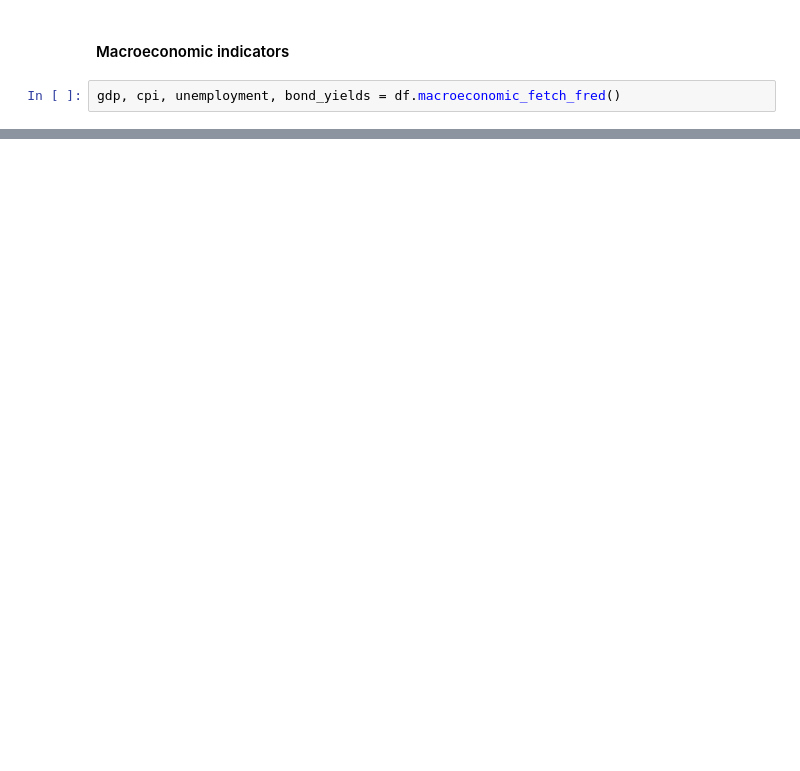
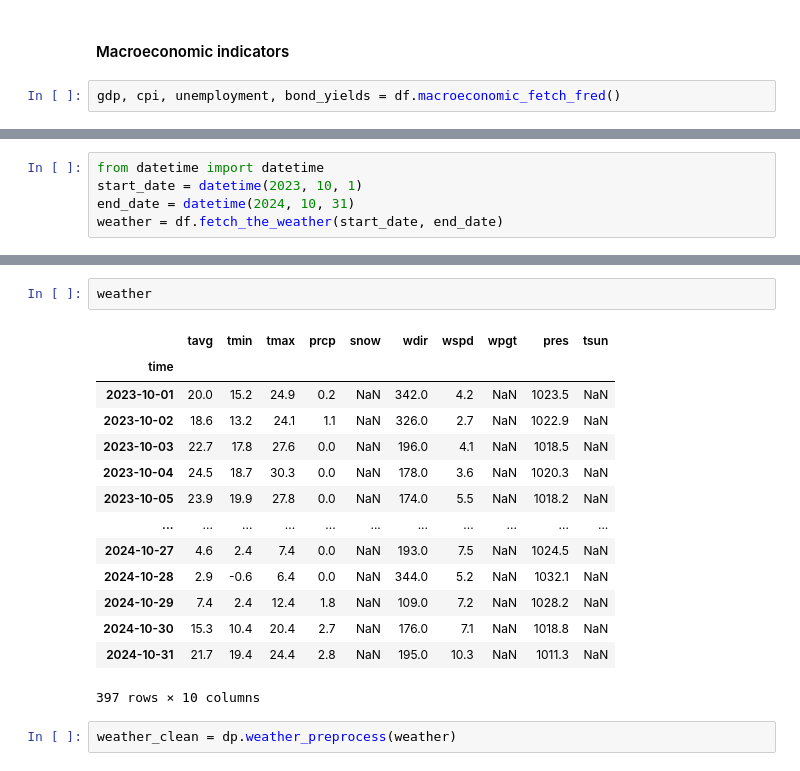
Before and after one commit to Vasilis-christopoulos/cafe-sales-forecasting, a Jupyter notebook: cafe_sales_analysis.ipynb, the cells around one changed output, grey strips where cells are left out. Cells and saved outputs as stored; diff of their text form; blank space fills up the shorter version.

Commit message:
Preprocessing and initial feature engineering

```diff
--- a/cafe_sales_analysis.ipynb
+++ b/cafe_sales_analysis.ipynb
@@ -165,0 +161,5 @@ dtype: float64
+# %%
+from datetime import datetime
+start_date = datetime(2023, 10, 1)
+end_date = datetime(2024, 10, 31)
+weather = df.fetch_the_weather(start_date, end_date)
@@ -165,0 +379,19 @@ dtype: float64
+# %%
+weather
+# %% [output]
+|  | tavg | tmin | tmax | prcp | snow | wdir | wspd | wpgt | pres | tsun |
+| time |  |  |  |  |  |  |  |  |  |  |
+| 2023-10-01 | 20.0 | 15.2 | 24.9 | 0.2 | NaN | 342.0 | 4.2 | NaN | 1023.5 | NaN |
+| 2023-10-02 | 18.6 | 13.2 | 24.1 | 1.1 | NaN | 326.0 | 2.7 | NaN | 1022.9 | NaN |
+| 2023-10-03 | 22.7 | 17.8 | 27.6 | 0.0 | NaN | 196.0 | 4.1 | NaN | 1018.5 | NaN |
+| 2023-10-04 | 24.5 | 18.7 | 30.3 | 0.0 | NaN | 178.0 | 3.6 | NaN | 1020.3 | NaN |
+| 2023-10-05 | 23.9 | 19.9 | 27.8 | 0.0 | NaN | 174.0 | 5.5 | NaN | 1018.2 | NaN |
+| ... | ... | ... | ... | ... | ... | ... | ... | ... | ... | ... |
+| 2024-10-27 | 4.6 | 2.4 | 7.4 | 0.0 | NaN | 193.0 | 7.5 | NaN | 1024.5 | NaN |
+| 2024-10-28 | 2.9 | -0.6 | 6.4 | 0.0 | NaN | 344.0 | 5.2 | NaN | 1032.1 | NaN |
+| 2024-10-29 | 7.4 | 2.4 | 12.4 | 1.8 | NaN | 109.0 | 7.2 | NaN | 1028.2 | NaN |
+| 2024-10-30 | 15.3 | 10.4 | 20.4 | 2.7 | NaN | 176.0 | 7.1 | NaN | 1018.8 | NaN |
+| 2024-10-31 | 21.7 | 19.4 | 24.4 | 2.8 | NaN | 195.0 | 10.3 | NaN | 1011.3 | NaN |
+397 rows × 10 columns
+# %%
+weather_clean = dp.weather_preprocess(weather)
```
Also changed, not shown: parts of 50 cells of this notebook, 3 other files.
